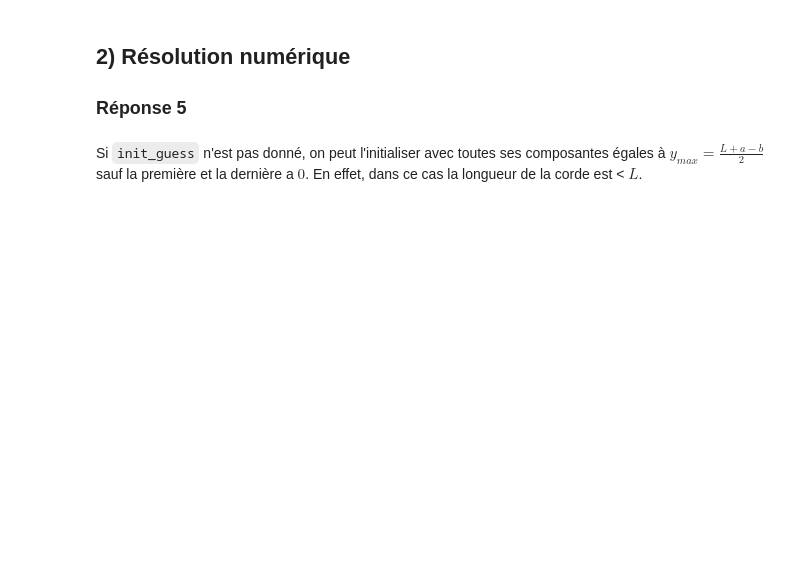
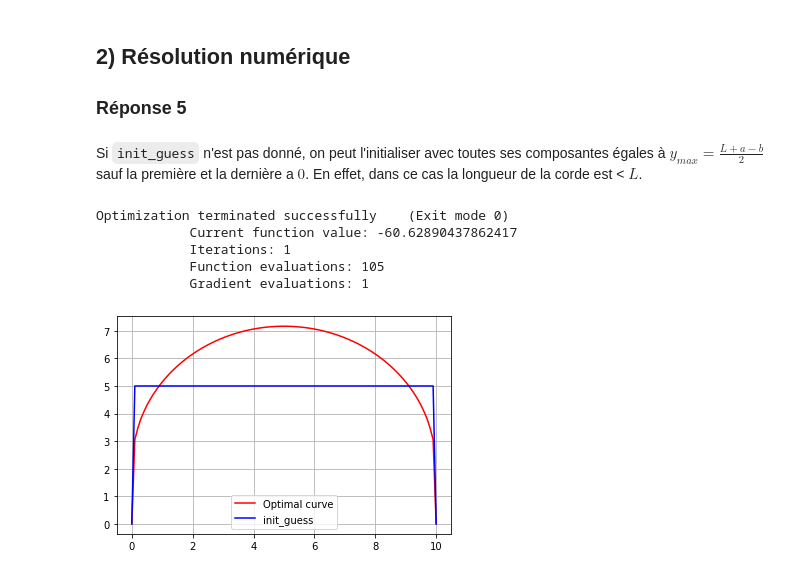
Before and after one commit to Hayvo/projet_optim, a Jupyter notebook: Projet_mouton.ipynb, the cells around one changed output. Drawn from its saved outputs; the diff is of its cells as text; code cells hidden in the pictures; blank space fills up the shorter version.

```diff
--- a/Projet_mouton.ipynb
+++ b/Projet_mouton.ipynb
@@ -53,12 +54,46 @@ import scipy.optimize as optimize
 %matplotlib inline
 # %% [markdown]
 Si `init_guess` n'est pas donné, on peut l'initialiser avec toutes ses composantes égales à $y_{max} = \frac{L + a - b}{2}$ sauf la première et la dernière a $0$. En effet, dans ce cas la longueur de la corde est < $L$.
-# %%
-def optimal_curve(a,b,L,N=40,d=None, init_guess = None):
-    def J(z):
-        return (-1/2)*sum((z[i+1]-z[i])*(z[N+i+2]-z[N+1+i]) for i in range(N+1))
-    def g(z):
-        return sum(np.sqrt((z[i+1]-z[i])**2 + (z[N+i+2]-z[N+1+i])**2) for i in range(N+1)) - L
-
-    if d == None:
-        d = np.linspace(a,b,N+1)
+# %%
+a = 0
+b = 10
+N = 100
+# %%
+ def J(y,x):
+        return -simps(y,x)
+ def g(y,x,L):
+        return sum(np.sqrt((y[i+1]-y[i])**2 + (x[i+1]-x[i])**2) for i in range(N)) - L
+# %%
+def optimal_curve(a,b,L,N=40,d=None, init_guess = None):
+
+
+    if d == None:
+        d = np.linspace(a,b,N+1,endpoint = True)
+
+    if init_guess == None:
+        init_guess = np.array([0]+[(L+a-b)/2]*(N-1)+[0])
+
+    cons = ({'type' : 'eq' , 'fun' : g , 'args' : [d,L]}, {'type' : 'eq' , 'fun' : lambda x : x[0] } , {'type' : 'eq' , 'fun' : lambda x : x[-1] })
+
+    y_opt = opt.minimize(J,y, x,constraints = cons , method = 'SLSQP', options = {'maxiter' : 1000, 'disp' : True})
+
+    return y_opt,d,init_guess
+# %%
+data = optimal_curve(a,b,20,N)
+
+x = data[1]
+y = data[0].x
+
+
+plt.plot(x,y,c = 'r', label = 'Optimal curve')
+plt.plot(x,data[2], c = 'b', label = 'init_guess')
+plt.legend()
+plt.grid()
+plt.show()
+# %% [output]
+Optimization terminated successfully    (Exit mode 0)
+            Current function value: -60.62890437862417
+            Iterations: 1
+            Function evaluations: 105
+            Gradient evaluations: 1
+[figure, added]
```
Also changed, not shown: parts of 3 cells of this notebook, 1 other file.
